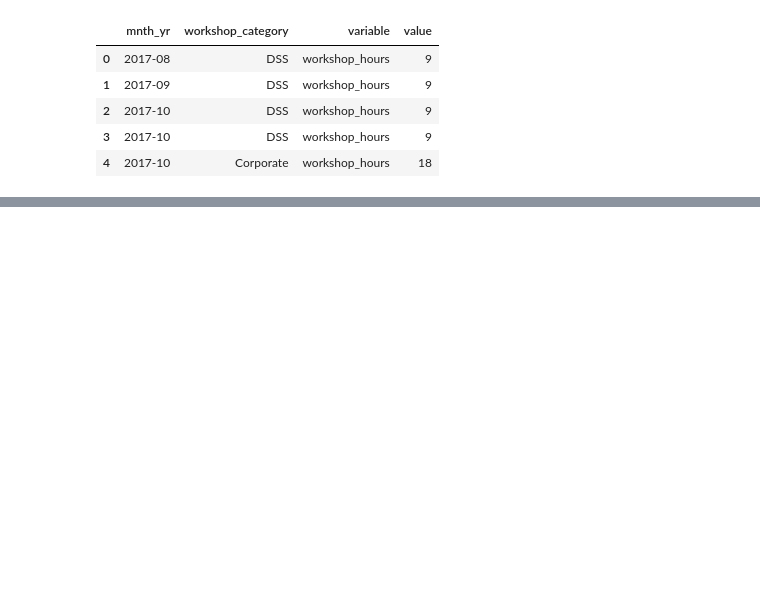
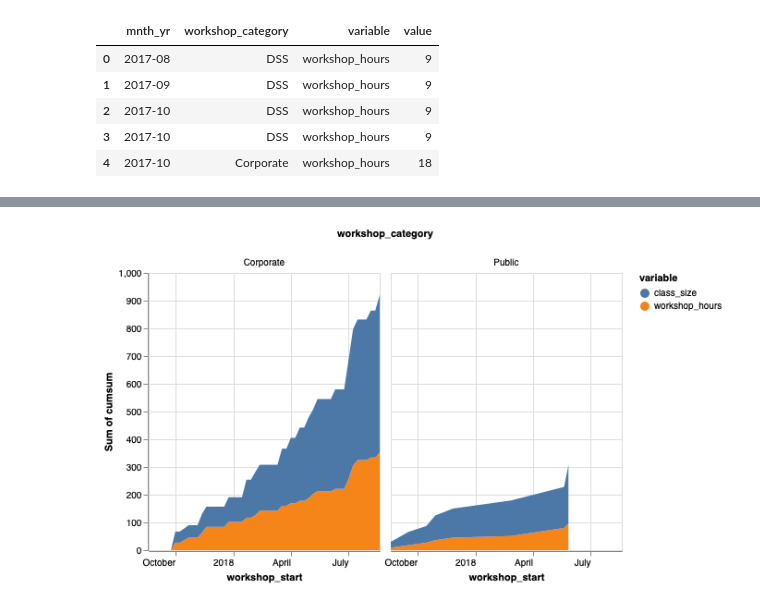
Before and after one commit to onlyphantom/pedagogy, a Jupyter notebook: altair.ipynb, the cells around one changed output, grey strips where cells are left out. Saved outputs shown, nothing was run; the diff lists cells and outputs as text; code cells hidden in the pictures; blank space fills up the shorter version.

```diff
--- a/altair.ipynb
+++ b/altair.ipynb
@@ -118,0 +121,4 @@ alt.Chart(melted).mark_bar().encode(
+# %%
+df['workshop_category'] = df['workshop_category'].astype('category')
+df['workshop_category'] = pd.Categorical(df['workshop_category']).codes
+df.head()
@@ -118,0 +133,3 @@ alt.Chart(melted).mark_bar().encode(
+# %%
+dat = df.set_index('workshop_start').resample('W').sum()
+dat.head()
@@ -118,0 +144,5 @@ alt.Chart(melted).mark_bar().encode(
+# %%
+melted = pd.melt(dat.reset_index(),
+              id_vars=['workshop_start','workshop_category'],
+              value_vars=['workshop_hours', 'class_size'])
+melted.head()
@@ -118,0 +156,4 @@ alt.Chart(melted).mark_bar().encode(
+# %%
+melted['workshop_category'] = melted['workshop_category'].apply(lambda x: 'Public' if (x == 0 | x == 2) else 'Corporate' )
+melted['cumsum'] = melted.groupby(['variable','workshop_category']).cumsum().fillna(0)
+melted[melted.workshop_category == "Public"].head()
@@ -118,0 +167,11 @@ alt.Chart(melted).mark_bar().encode(
+# %%
+alt.Chart(melted).mark_area().encode(
+    column='workshop_category',
+    x=alt.X("workshop_start"),
+    y=alt.Y("sum(cumsum)"),
+    color=alt.Color("variable")
+).properties(
+    width=250
+)
+# %% [output]
+[figure, added]
```
Also changed, not shown: parts of 14 cells of this notebook.
